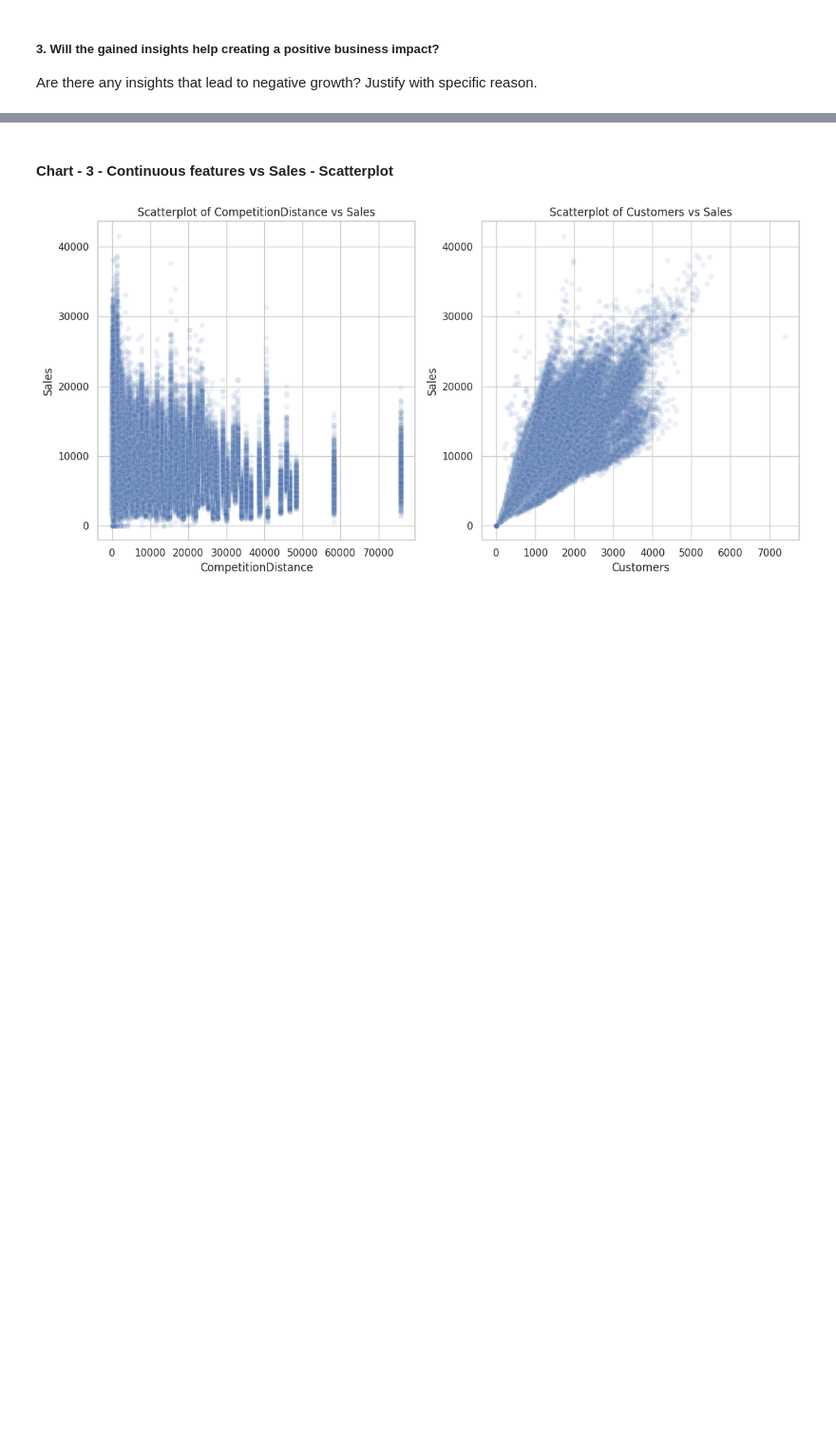
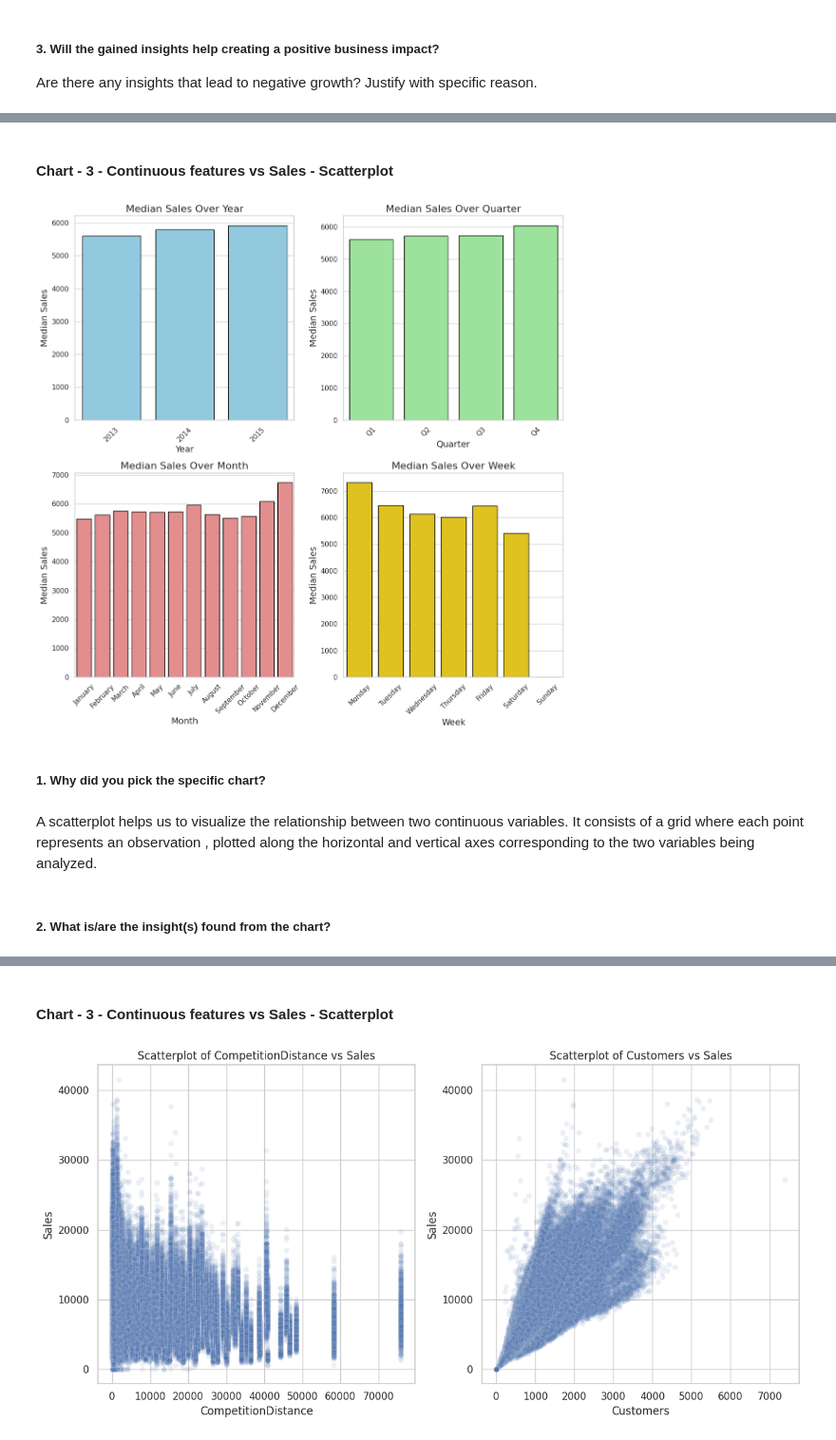
Before and after one commit to pvanand07/Retail-Sales-Prediction-Regression, a Jupyter notebook: Retail_Sales_Prediction_Regression.ipynb, the cells around one changed output, grey strips where cells are left out. Shown at 95% size. Saved outputs shown, nothing was run; the diff lists cells and outputs as text; code cells hidden in the pictures; blank space fills up the shorter version.

```diff
--- a/Retail_Sales_Prediction_Regression.ipynb
+++ b/Retail_Sales_Prediction_Regression.ipynb
@@ -876,0 +812,55 @@ Answer Here
+# %% [markdown]
+#### Chart - 3 - Continuous features vs Sales - Scatterplot
+# %%
+import pandas as pd
+import matplotlib.pyplot as plt
+import seaborn as sns
+import itertools
+
+# Create a copy of the dataframe
+df_temp = df_m.copy()
+df_temp['Date'] = pd.to_datetime(df_temp['Date'])
+
+# Extract year, month, week, and quarter from the Date
+df_temp['year'] = df_temp['Date'].dt.year
+df_temp['month'] = df_temp['Date'].dt.month_name()  # Get month names
+df_temp['week'] = df_temp['Date'].dt.day_name()    # Get weekday names
+df_temp['quarter'] = 'Q' + df_temp['Date'].dt.quarter.astype(str) # Get quarters
+
+# Specify the correct order for months and weekdays
+month_order = ['January', 'February', 'March', 'April', 'May', 'June', 'July', 'August', 'September', 'October', 'November', 'December']
+week_order = ['Monday', 'Tuesday', 'Wednesday', 'Thursday', 'Friday', 'Saturday', 'Sunday']
+
+# Convert 'month' and 'week' columns to categorical type with specified order
+df_temp['month'] = pd.Categorical(df_temp['month'], categories=month_order, ordered=True)
+df_temp['week'] = pd.Categorical(df_temp['week'], categories=week_order, ordered=True)
+
+# Set the seaborn style and color palette
+sns.set_style("whitegrid")
+colors = itertools.cycle(['skyblue', 'lightgreen', 'lightcoral', 'gold'])
+
+fig, axes = plt.subplots(2, 2, figsize=(12, 12))
+
+for i, col in enumerate(['year', 'quarter', 'month', 'week']):
+    # Group by year, quarter, month, week and find the median of Sales
+    sales_data = df_temp.groupby([col])['Sales'].median()
+
+    # Plotting
+    ax = axes[i // 2, i % 2]  # Select the appropriate subplot
+    sns.barplot(x=sales_data.index, y=sales_data.values, color=next(colors), edgecolor='black', ax=ax)
+
+    ax.set_title(f'Median Sales Over {col.capitalize()}', fontsize=16)
+    ax.set_xlabel(f'{col.capitalize()}', fontsize=14)
+    ax.set_ylabel('Median Sales', fontsize=14)
+    ax.set_xticklabels(ax.get_xticklabels(), rotation=45)  # Rotate x-labels for better visibility
+
+plt.tight_layout()  # Adjust spacing between subplots
+plt.show()
+# %% [output]
+[figure, added]
+# %% [markdown]
+##### 1. Why did you pick the specific chart?
+# %% [markdown]
+A scatterplot helps us to visualize the relationship between two continuous variables. It consists of a grid where each point represents an observation , plotted along the horizontal and vertical axes corresponding to the two variables being analyzed.
+# %% [markdown]
+##### 2. What is/are the insight(s) found from the chart?
```
Also changed, not shown: parts of 288 cells of this notebook.
